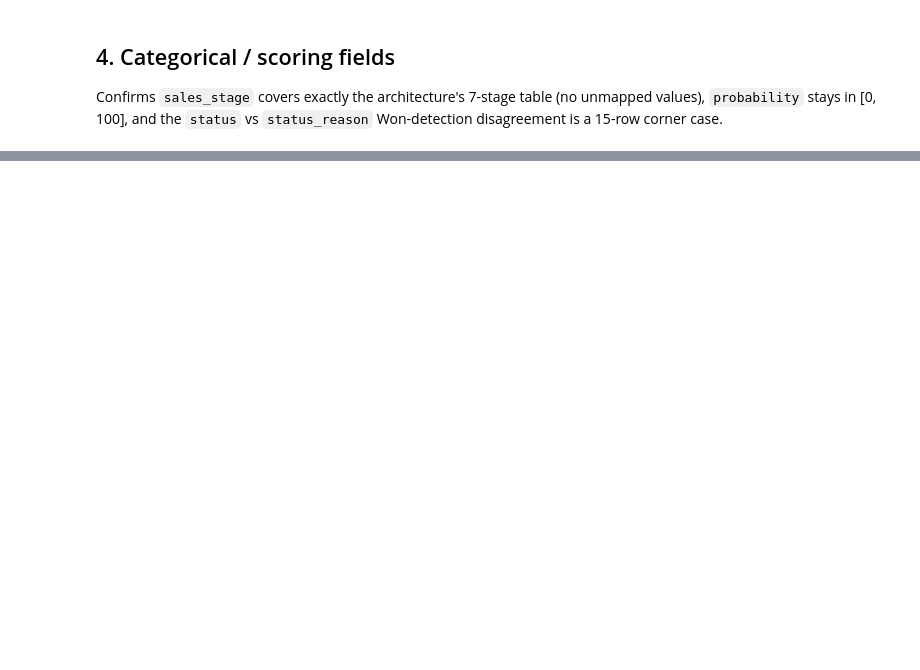
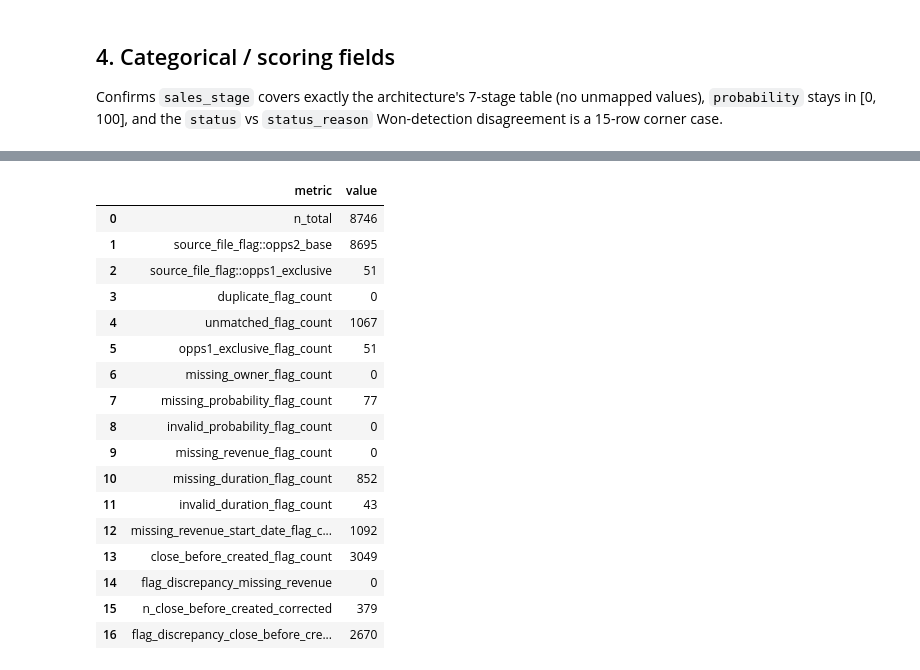
Before and after one commit to kfreya/cgi-capstone, a Jupyter notebook: notebooks/role2_validation.ipynb, the cells around one changed output, grey strips where cells are left out. Drawn from its saved outputs; the diff is of its cells as text; code cells hidden in the pictures; blank space fills up the shorter version.

```diff
--- a/notebooks/role2_validation.ipynb
+++ b/notebooks/role2_validation.ipynb
@@ -134,0 +338,26 @@ print(probability.describe().round(2))
+# %%
+# validate_quality_flags reads the cleaned frame's merge + data-quality flags.
+# The two flag_discrepancy_* rows are cross-checks against the field
+# validators: missing_revenue reconciles to 0; close_before_created shows the
+# cleaner's flag (3,049) still uses the un-normalized comparison vs the
+# corrected count (379).
+validate_quality_flags(cleaned_opportunity_df)
+# %% [output]
+|  | metric | value |
+| 0 | n_total | 8746 |
+| 1 | source_file_flag::opps2_base | 8695 |
+| 2 | source_file_flag::opps1_exclusive | 51 |
+| 3 | duplicate_flag_count | 0 |
+| 4 | unmatched_flag_count | 1067 |
+| 5 | opps1_exclusive_flag_count | 51 |
+| 6 | missing_owner_flag_count | 0 |
+| 7 | missing_probability_flag_count | 77 |
+| 8 | invalid_probability_flag_count | 0 |
+| 9 | missing_revenue_flag_count | 0 |
+| 10 | missing_duration_flag_count | 852 |
+| 11 | invalid_duration_flag_count | 43 |
+| 12 | missing_revenue_start_date_flag_c... | 1092 |
+| 13 | close_before_created_flag_count | 3049 |
+| 14 | flag_discrepancy_missing_revenue | 0 |
+| 15 | n_close_before_created_corrected | 379 |
+| 16 | flag_discrepancy_close_before_cre... | 2670 |
```
Also changed, not shown: parts of 28 cells of this notebook, 3 other files.
